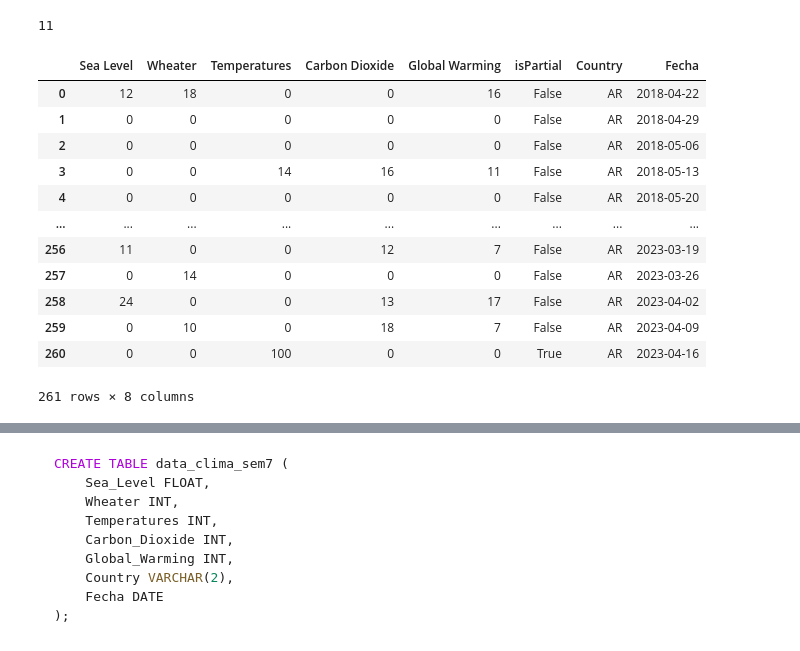
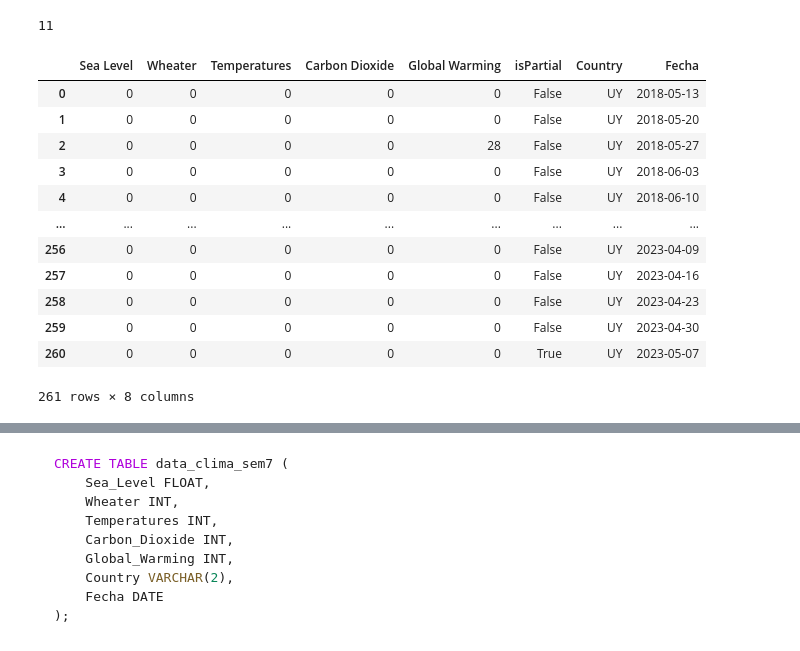
Before and after one commit to dfbustosus/Curso-Data-Engineering, a Jupyter notebook: Clase 7/Microdesafio David.ipynb, the cells around one changed output, grey strips where cells are left out. Cells and saved outputs as stored; diff of their text form; code cells hidden in the pictures.

```diff
--- a/Clase 7/Microdesafio David.ipynb
+++ b/Clase 7/Microdesafio David.ipynb
@@ -627,20 +627,20 @@ len(lista_dfs)
 # %% [output]
 11
 # %%
-lista_dfs[1]
+lista_dfs[5]
 # %% [output]
 |  | Sea Level | Wheater | Temperatures | Carbon Dioxide | Global Warming | isPartial | Country | Fecha |
-| 0 | 12 | 18 | 0 | 0 | 16 | False | AR | 2018-04-22 |
-| 1 | 0 | 0 | 0 | 0 | 0 | False | AR | 2018-04-29 |
-| 2 | 0 | 0 | 0 | 0 | 0 | False | AR | 2018-05-06 |
-| 3 | 0 | 0 | 14 | 16 | 11 | False | AR | 2018-05-13 |
-| 4 | 0 | 0 | 0 | 0 | 0 | False | AR | 2018-05-20 |
+| 0 | 0 | 0 | 0 | 0 | 0 | False | UY | 2018-05-13 |
+| 1 | 0 | 0 | 0 | 0 | 0 | False | UY | 2018-05-20 |
+| 2 | 0 | 0 | 0 | 0 | 28 | False | UY | 2018-05-27 |
+| 3 | 0 | 0 | 0 | 0 | 0 | False | UY | 2018-06-03 |
+| 4 | 0 | 0 | 0 | 0 | 0 | False | UY | 2018-06-10 |
 | ... | ... | ... | ... | ... | ... | ... | ... | ... |
-| 256 | 11 | 0 | 0 | 12 | 7 | False | AR | 2023-03-19 |
-| 257 | 0 | 14 | 0 | 0 | 0 | False | AR | 2023-03-26 |
-| 258 | 24 | 0 | 0 | 13 | 17 | False | AR | 2023-04-02 |
-| 259 | 0 | 10 | 0 | 18 | 7 | False | AR | 2023-04-09 |
-| 260 | 0 | 0 | 100 | 0 | 0 | True | AR | 2023-04-16 |
+| 256 | 0 | 0 | 0 | 0 | 0 | False | UY | 2023-04-09 |
+| 257 | 0 | 0 | 0 | 0 | 0 | False | UY | 2023-04-16 |
+| 258 | 0 | 0 | 0 | 0 | 0 | False | UY | 2023-04-23 |
+| 259 | 0 | 0 | 0 | 0 | 0 | False | UY | 2023-04-30 |
+| 260 | 0 | 0 | 0 | 0 | 0 | True | UY | 2023-05-07 |
 261 rows × 8 columns
 # %%
 import datetime as dt
```
Also changed, not shown: parts of 3 cells of this notebook, 29 other files.
